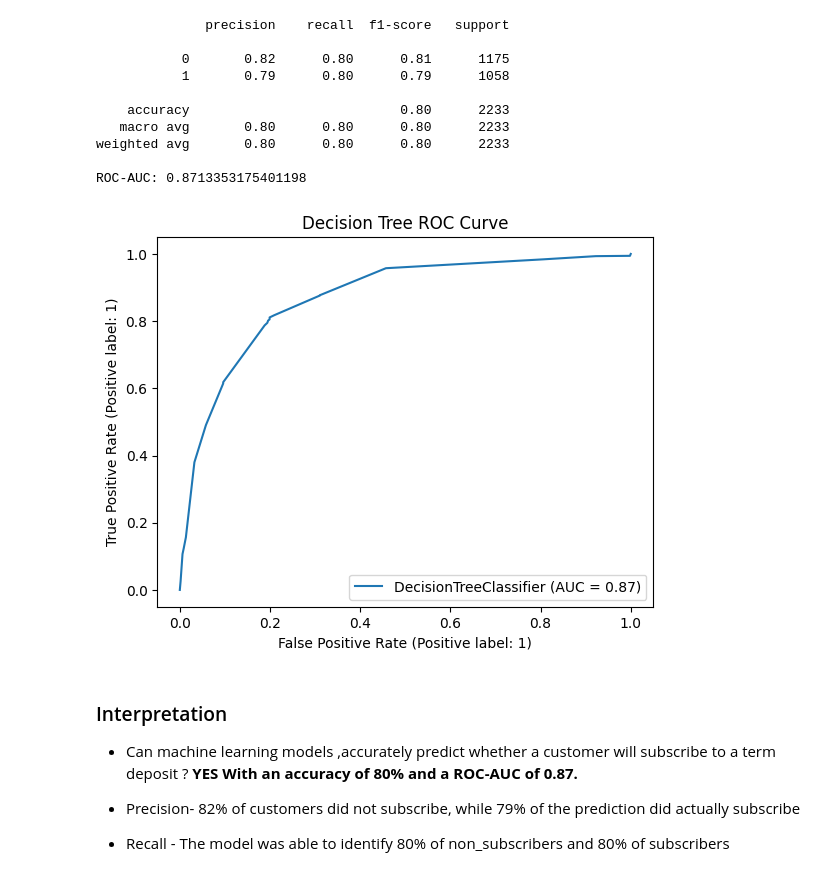
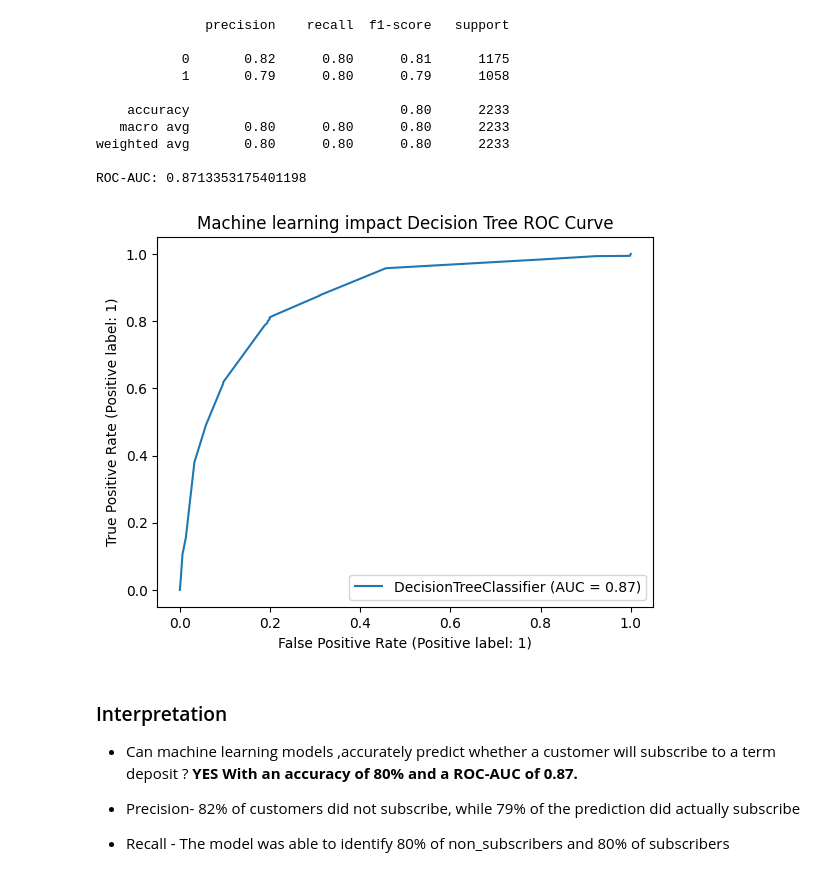
Before and after one commit to Naomi-N-w/Phase-3-Project, a Jupyter notebook: End Of Phase 3 Project.ipynb, the cells around one changed output. Saved outputs shown, nothing was run; the diff lists cells and outputs as text; code cells hidden in the pictures.

```diff
--- a/End Of Phase 3 Project.ipynb
+++ b/End Of Phase 3 Project.ipynb
@@ -566,10 +570,10 @@ weighted avg       0.80      0.80      0.80      2233
 ROC-AUC: 0.8713353175401198
 # %%
 RocCurveDisplay.from_estimator(tree_clf, X_test, y_test)
-plt.title("Decision Tree ROC Curve")
+plt.title("Machine learning impact Decision Tree ROC Curve")
 plt.show()
 # %% [output]
-[figure, old version]
+[figure, new version]
 # %% [markdown]
 ### Interpretation
 
```
Also changed, not shown: parts of 8 cells of this notebook, 2 other files.
